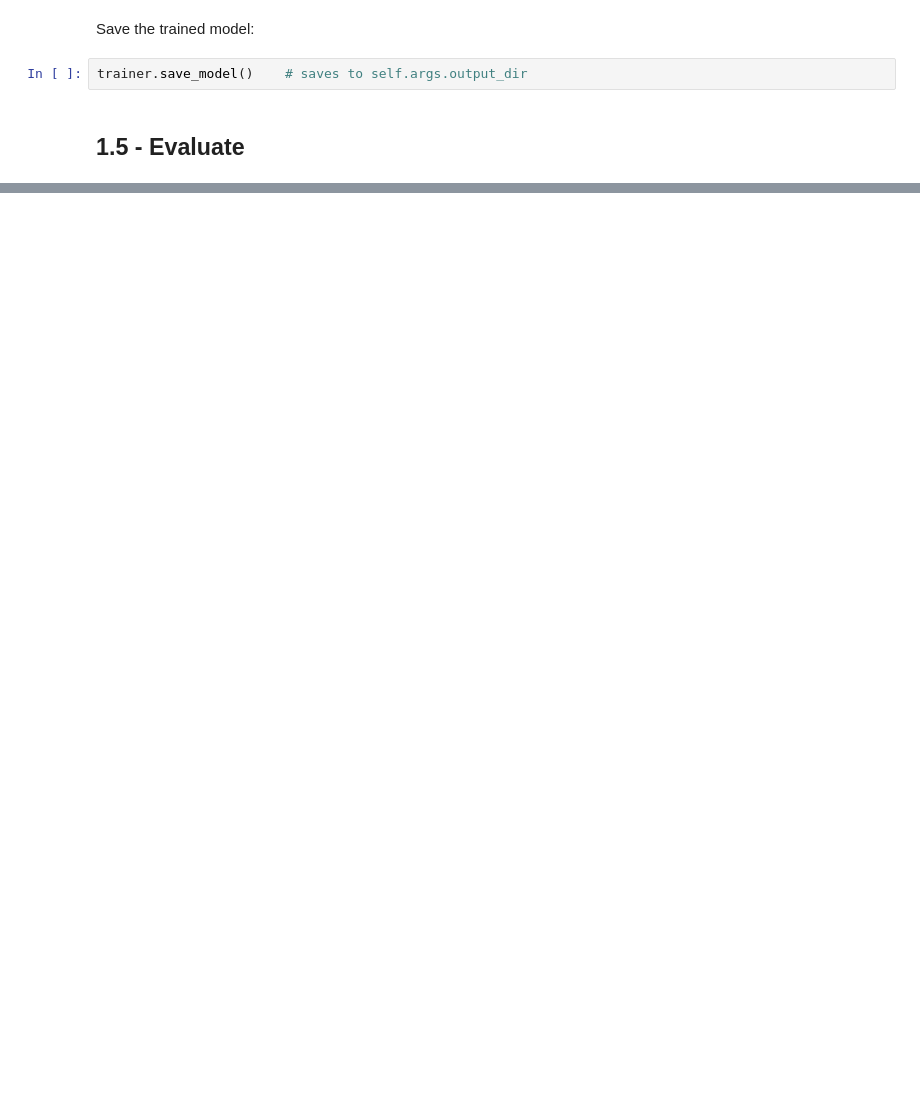
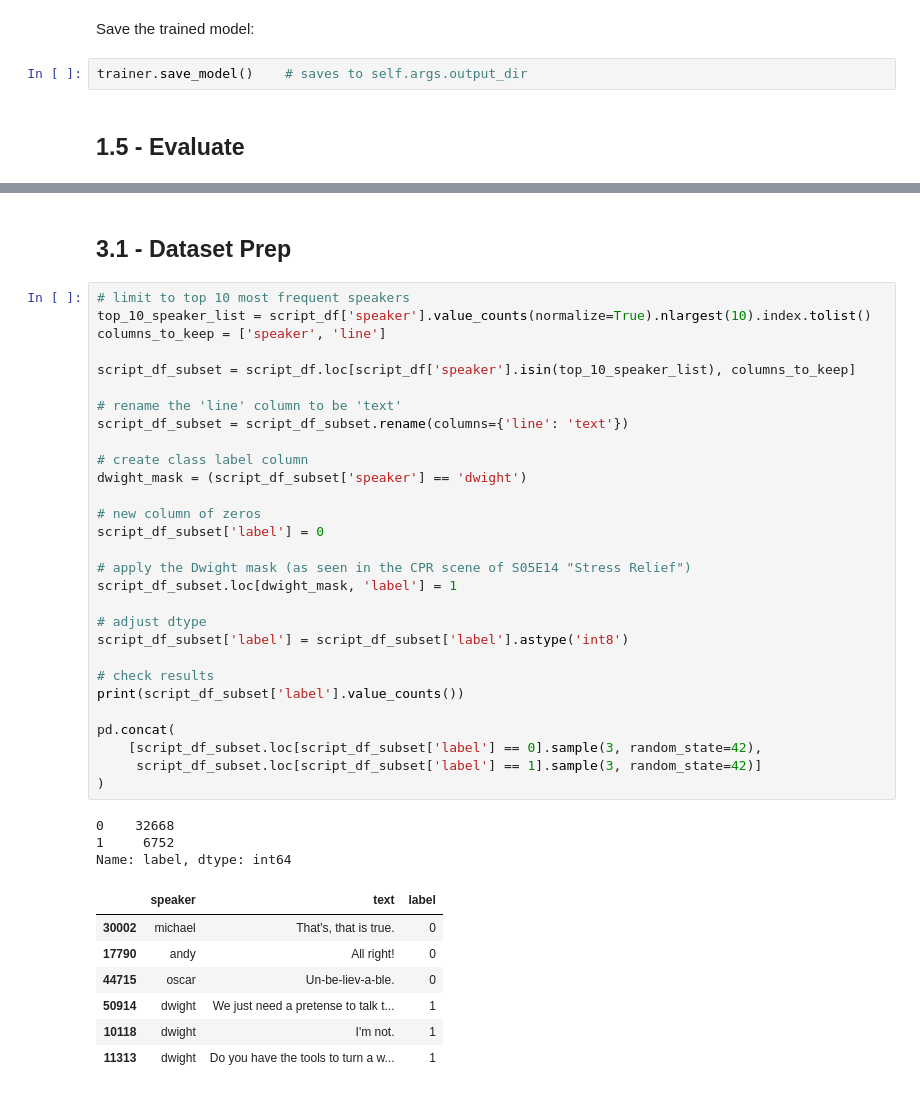
Before and after one commit to Zu1uDe1ta/thats-what-who-said, a Jupyter notebook: 02_transformer_model.ipynb, the cells around one changed output, grey strips where cells are left out. Saved outputs shown, nothing was run; the diff lists cells and outputs as text; blank space fills up the shorter version.

Commit message:
added two more transformer attempts
need to fix error in #3 for sampling technique

```diff
--- a/02_transformer_model.ipynb
+++ b/02_transformer_model.ipynb
@@ -466,0 +990,42 @@ for split in final_metrics:
+# %% [markdown]
+## 3.1 - Dataset Prep
+# %%
+# limit to top 10 most frequent speakers
+top_10_speaker_list = script_df['speaker'].value_counts(normalize=True).nlargest(10).index.tolist()
+columns_to_keep = ['speaker', 'line']
+
+script_df_subset = script_df.loc[script_df['speaker'].isin(top_10_speaker_list), columns_to_keep]
+
+# rename the 'line' column to be 'text'
+script_df_subset = script_df_subset.rename(columns={'line': 'text'})
+
+# create class label column
+dwight_mask = (script_df_subset['speaker'] == 'dwight')
+
+# new column of zeros
+script_df_subset['label'] = 0
+
+# apply the Dwight mask (as seen in the CPR scene of S05E14 "Stress Relief")
+script_df_subset.loc[dwight_mask, 'label'] = 1
+
+# adjust dtype
+script_df_subset['label'] = script_df_subset['label'].astype('int8')
+
+# check results
+print(script_df_subset['label'].value_counts())
+
+pd.concat(
+    [script_df_subset.loc[script_df_subset['label'] == 0].sample(3, random_state=42),
+     script_df_subset.loc[script_df_subset['label'] == 1].sample(3, random_state=42)]
+)
+# %% [output]
+0    32668
+1     6752
+Name: label, dtype: int64
+|  | speaker | text | label |
+| 30002 | michael | That's, that is true. | 0 |
+| 17790 | andy | All right! | 0 |
+| 44715 | oscar | Un-be-liev-a-ble. | 0 |
+| 50914 | dwight | We just need a pretense to talk t... | 1 |
+| 10118 | dwight | I'm not. | 1 |
+| 11313 | dwight | Do you have the tools to turn a w... | 1 |
```
Also changed, not shown: parts of 62 cells of this notebook.
